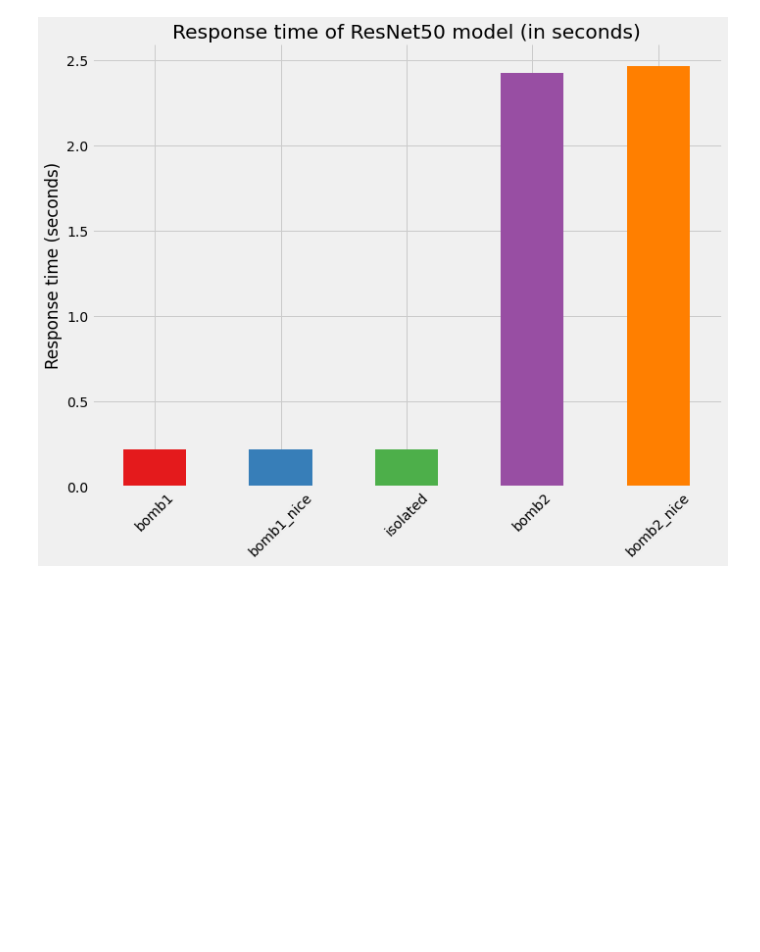
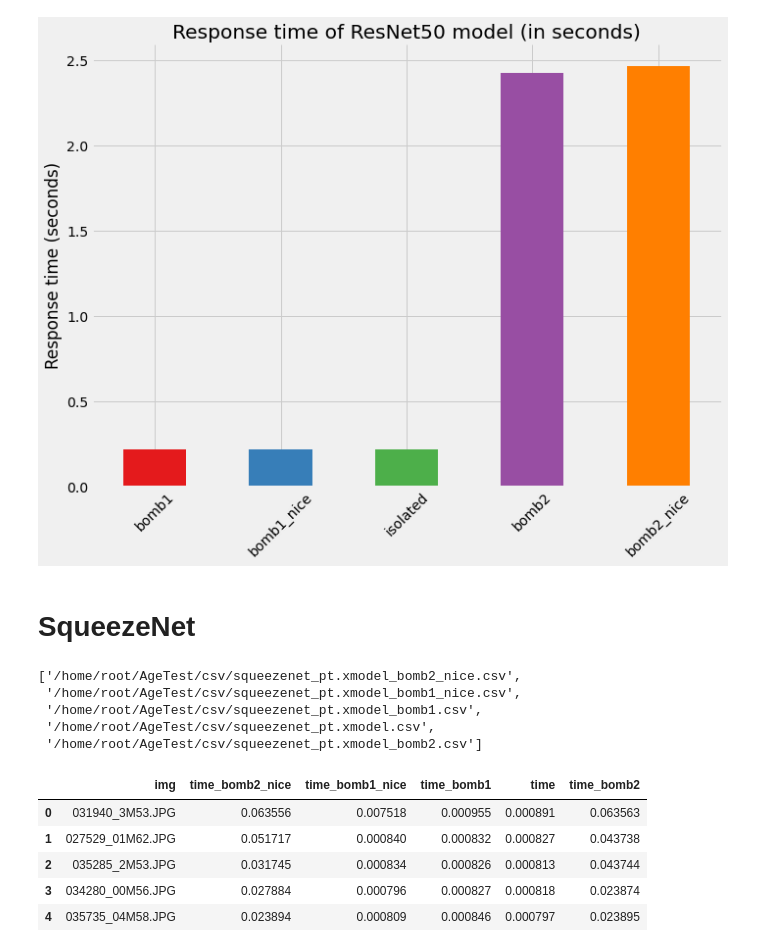
Before and after one commit to MatteoFasulo/Versal-C-Code, a Jupyter notebook: code/notebook.ipynb, the cells around one changed output. Drawn from its saved outputs; the diff is of its cells as text; code cells hidden in the pictures; blank space fills up the shorter version.

```diff
--- a/code/notebook.ipynb
+++ b/code/notebook.ipynb
@@ -175,3 +175,15 @@ plt.tight_layout()
 plt.show()
 # %% [output]
 [figure]
+# %% [markdown]
+# SqueezeNet
+# %%
+files = os.path.join(f'{ROOT_FOLDER}{os.sep}csv', "squeeze*")
+files = glob.glob(files)
+files
+# %% [output]
+['/home/root/AgeTest/csv/squeezenet_pt.xmodel_bomb2_nice.csv',
+ '/home/root/AgeTest/csv/squeezenet_pt.xmodel_bomb1_nice.csv',
+ '/home/root/AgeTest/csv/squeezenet_pt.xmodel_bomb1.csv',
+ '/home/root/AgeTest/csv/squeezenet_pt.xmodel.csv',
+ '/home/root/AgeTest/csv/squeezenet_pt.xmodel_bomb2.csv']
@@ -177,0 +201,10 @@ plt.show()
+# %%
+merged_df.to_csv(f'/{ROOT_FOLDER}/squeezenet_merged.csv')
+merged_df.head()
+# %% [output]
+|  | img | time_bomb2_nice | time_bomb1_nice | time_bomb1 | time | time_bomb2 |
+| 0 | 031940_3M53.JPG | 0.063556 | 0.007518 | 0.000955 | 0.000891 | 0.063563 |
+| 1 | 027529_01M62.JPG | 0.051717 | 0.000840 | 0.000832 | 0.000827 | 0.043738 |
+| 2 | 035285_2M53.JPG | 0.031745 | 0.000834 | 0.000826 | 0.000813 | 0.043744 |
+| 3 | 034280_00M56.JPG | 0.027884 | 0.000796 | 0.000827 | 0.000818 | 0.023874 |
+| 4 | 035735_04M58.JPG | 0.023894 | 0.000809 | 0.000846 | 0.000797 | 0.023895 |
```
Also changed, not shown: parts of 4 cells of this notebook, 8 other files.
